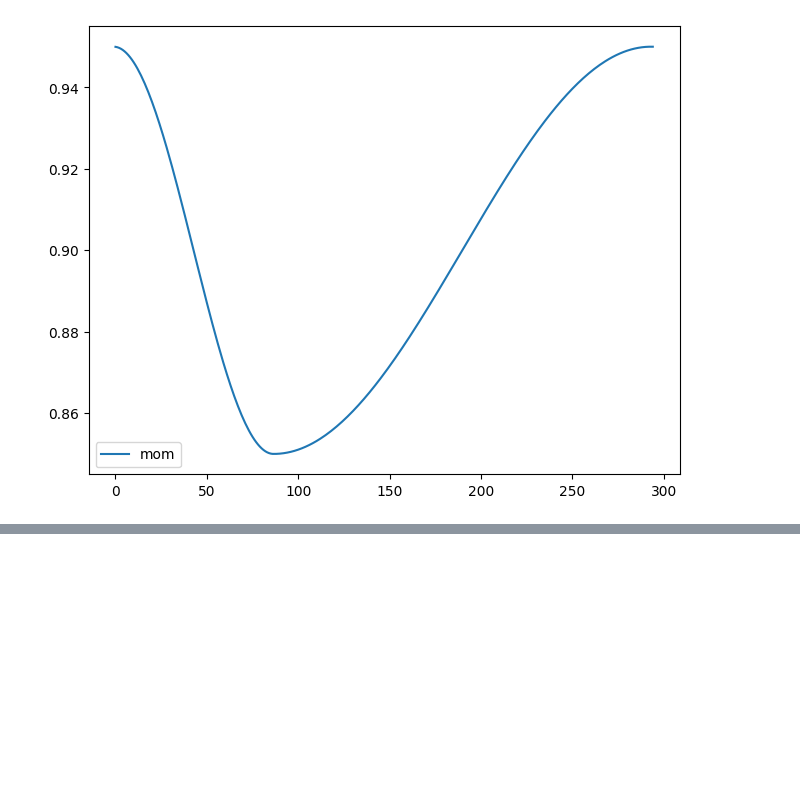
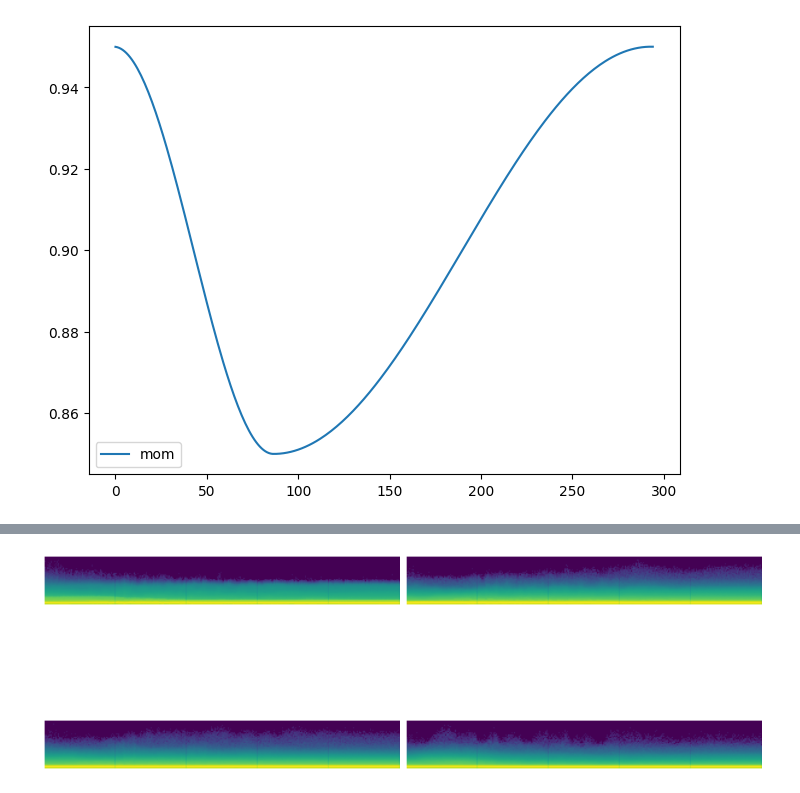
Before and after one commit to mtm-007/Deep-Learing-from-the-foundation-and-GEN_AI, a Jupyter notebook: accel_sgd.ipynb, the cells around one changed output, grey strips where cells are left out. Cells and saved outputs as stored; diff of their text form; code cells hidden in the pictures; blank space fills up the shorter version.

```diff
--- a/accel_sgd.ipynb
+++ b/accel_sgd.ipynb
@@ -480,0 +485,4 @@ clean_mem()
+# %%
+astats.color_dim()
+# %% [output]
+[figure, added]
```
Also changed, not shown: parts of 1 cell of this notebook, 5 other files.
